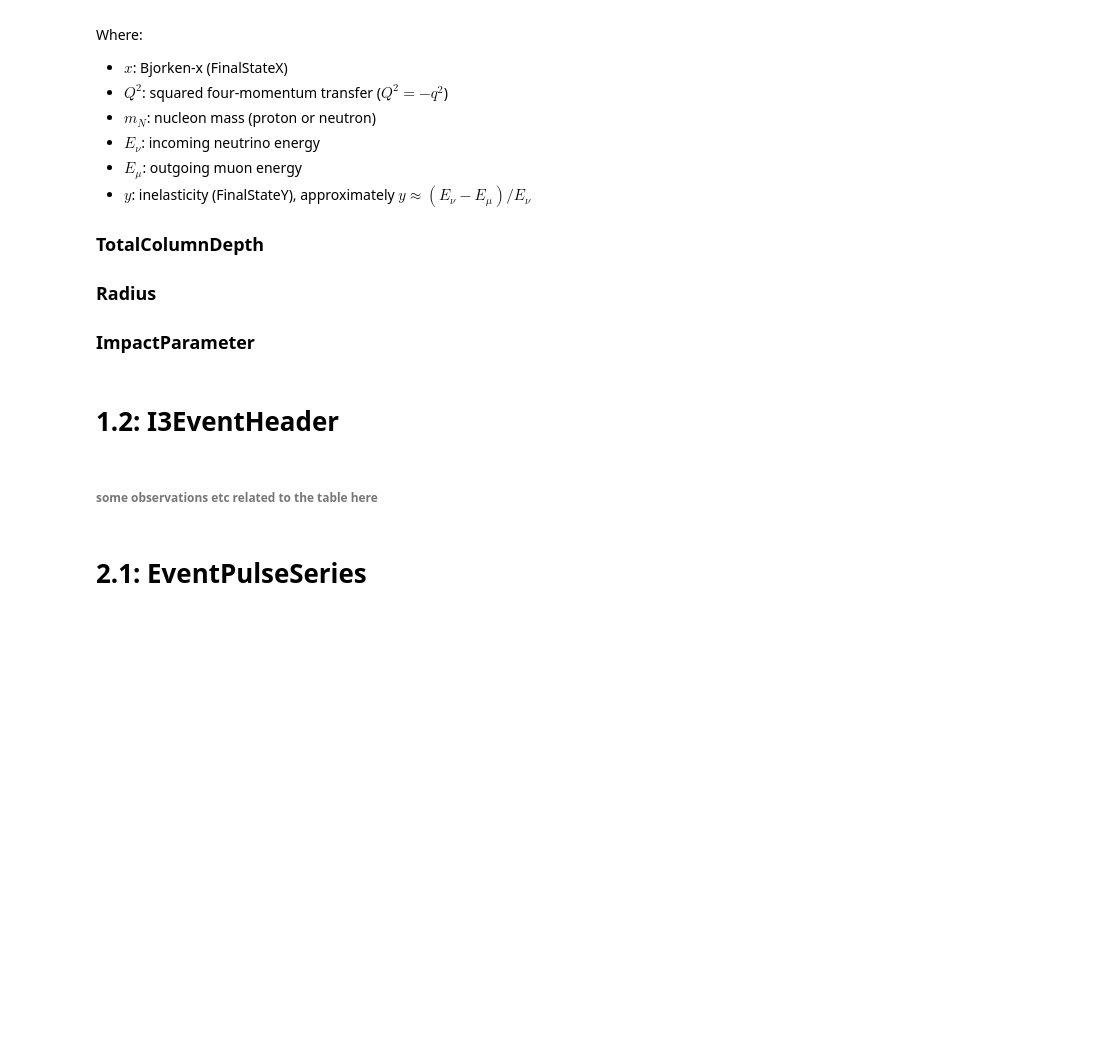
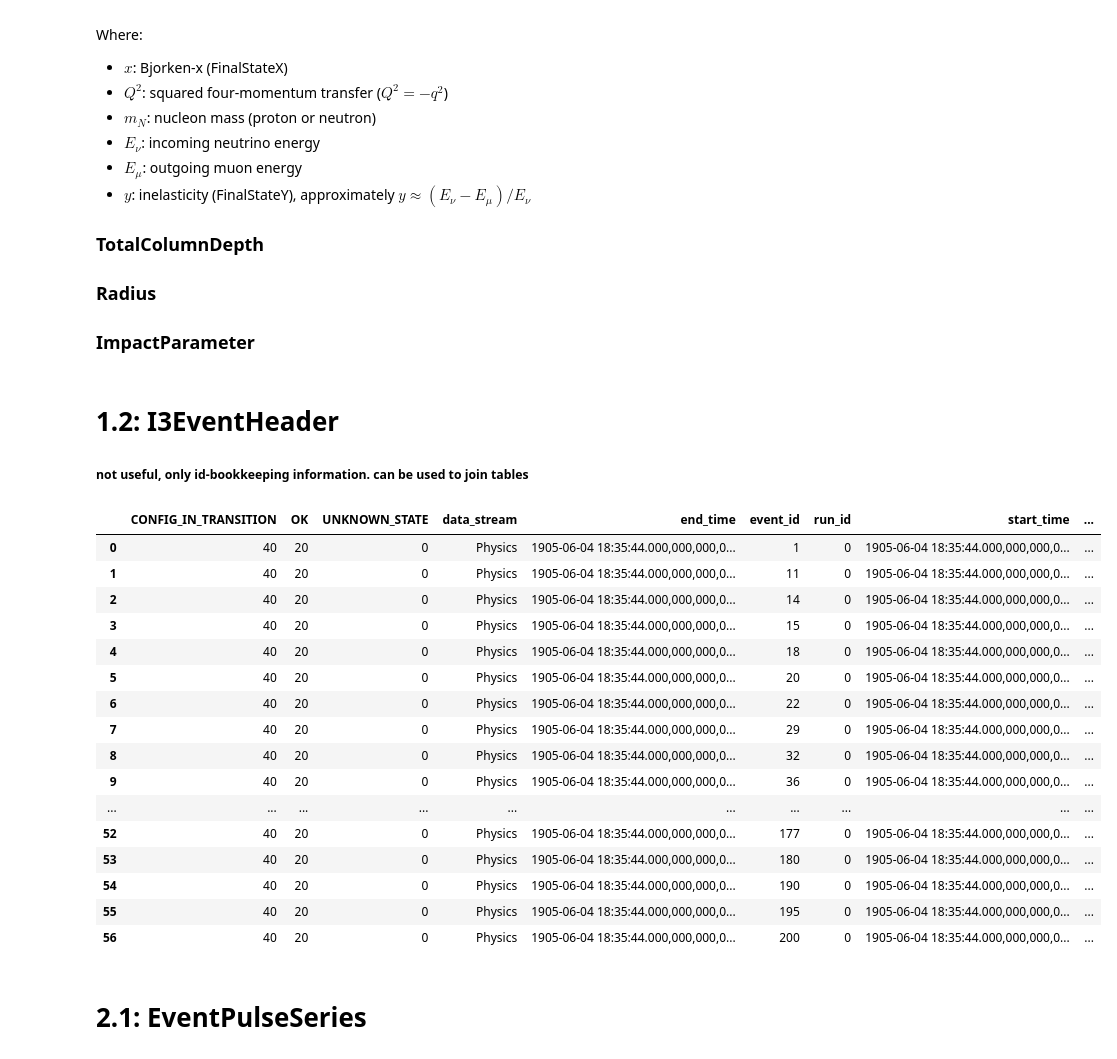
Before and after one commit to kubrabas/Graphnet-Applications, a Jupyter notebook: Playground/POMResponse/SingleBatch.ipynb, the cells around one changed output. Saved outputs shown, nothing was run; the diff lists cells and outputs as text; code cells hidden in the pictures; blank space fills up the shorter version.

```diff
--- a/Playground/POMResponse/SingleBatch.ipynb
+++ b/Playground/POMResponse/SingleBatch.ipynb
@@ -128,15 +125,32 @@ Where:
 ### ImpactParameter
 # %% [markdown]
 # 1.2: I3EventHeader
+##### not useful, only id-bookkeeping information. can be used to join tables
 # %%
-# i3eh_table = FrameKeyToTable(
-#     data_path=DATA_PATH,
-#     frame_key="I3EventHeader",
-# )
-# df_i3eh = i3eh_table.to_dataframe(max_events=300)
-# df_i3eh
+i3eh_table = FrameKeyToTable(
+    data_path=DATA_PATH,
+    frame_key="I3EventHeader",
+)
+df_i3eh = i3eh_table.to_dataframe(max_events=300)
+df_i3eh
+# %% [output]
+|  | CONFIG_IN_TRANSITION | OK | UNKNOWN_STATE | data_stream | end_time | event_id | run_id | start_time | ... |
+| 0 | 40 | 20 | 0 | Physics | 1905-06-04 18:35:44.000,000,000,0... | 1 | 0 | 1905-06-04 18:35:44.000,000,000,0... | ... |
+| 1 | 40 | 20 | 0 | Physics | 1905-06-04 18:35:44.000,000,000,0... | 11 | 0 | 1905-06-04 18:35:44.000,000,000,0... | ... |
+| 2 | 40 | 20 | 0 | Physics | 1905-06-04 18:35:44.000,000,000,0... | 14 | 0 | 1905-06-04 18:35:44.000,000,000,0... | ... |
+| 3 | 40 | 20 | 0 | Physics | 1905-06-04 18:35:44.000,000,000,0... | 15 | 0 | 1905-06-04 18:35:44.000,000,000,0... | ... |
+| 4 | 40 | 20 | 0 | Physics | 1905-06-04 18:35:44.000,000,000,0... | 18 | 0 | 1905-06-04 18:35:44.000,000,000,0... | ... |
+| 5 | 40 | 20 | 0 | Physics | 1905-06-04 18:35:44.000,000,000,0... | 20 | 0 | 1905-06-04 18:35:44.000,000,000,0... | ... |
+| 6 | 40 | 20 | 0 | Physics | 1905-06-04 18:35:44.000,000,000,0... | 22 | 0 | 1905-06-04 18:35:44.000,000,000,0... | ... |
+| 7 | 40 | 20 | 0 | Physics | 1905-06-04 18:35:44.000,000,000,0... | 29 | 0 | 1905-06-04 18:35:44.000,000,000,0... | ... |
+| 8 | 40 | 20 | 0 | Physics | 1905-06-04 18:35:44.000,000,000,0... | 32 | 0 | 1905-06-04 18:35:44.000,000,000,0... | ... |
+| 9 | 40 | 20 | 0 | Physics | 1905-06-04 18:35:44.000,000,000,0... | 36 | 0 | 1905-06-04 18:35:44.000,000,000,0... | ... |
+| ... | ... | ... | ... | ... | ... | ... | ... | ... | ... |
+| 52 | 40 | 20 | 0 | Physics | 1905-06-04 18:35:44.000,000,000,0... | 177 | 0 | 1905-06-04 18:35:44.000,000,000,0... | ... |
+| 53 | 40 | 20 | 0 | Physics | 1905-06-04 18:35:44.000,000,000,0... | 180 | 0 | 1905-06-04 18:35:44.000,000,000,0... | ... |
+| 54 | 40 | 20 | 0 | Physics | 1905-06-04 18:35:44.000,000,000,0... | 190 | 0 | 1905-06-04 18:35:44.000,000,000,0... | ... |
+| 55 | 40 | 20 | 0 | Physics | 1905-06-04 18:35:44.000,000,000,0... | 195 | 0 | 1905-06-04 18:35:44.000,000,000,0... | ... |
+| 56 | 40 | 20 | 0 | Physics | 1905-06-04 18:35:44.000,000,000,0... | 200 | 0 | 1905-06-04 18:35:44.000,000,000,0... | ... |
-# %% [markdown]
-###### some observations etc related to the table here
 # %% [markdown]
 # 2.1: EventPulseSeries
 # %%
```
Also changed, not shown: parts of 9 cells of this notebook, 3 other files.
